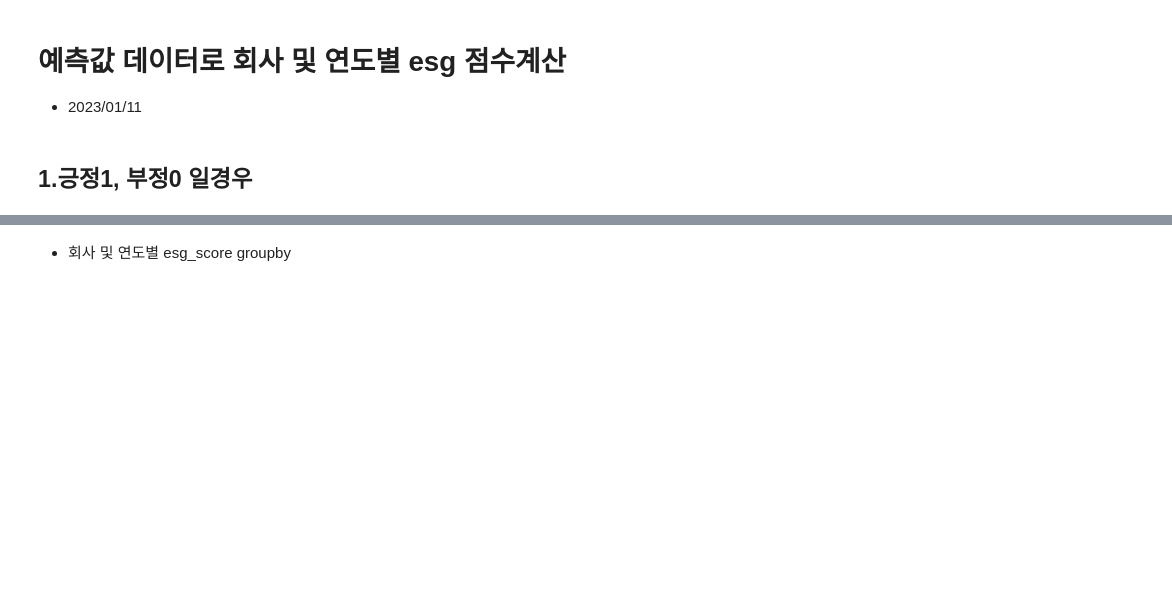
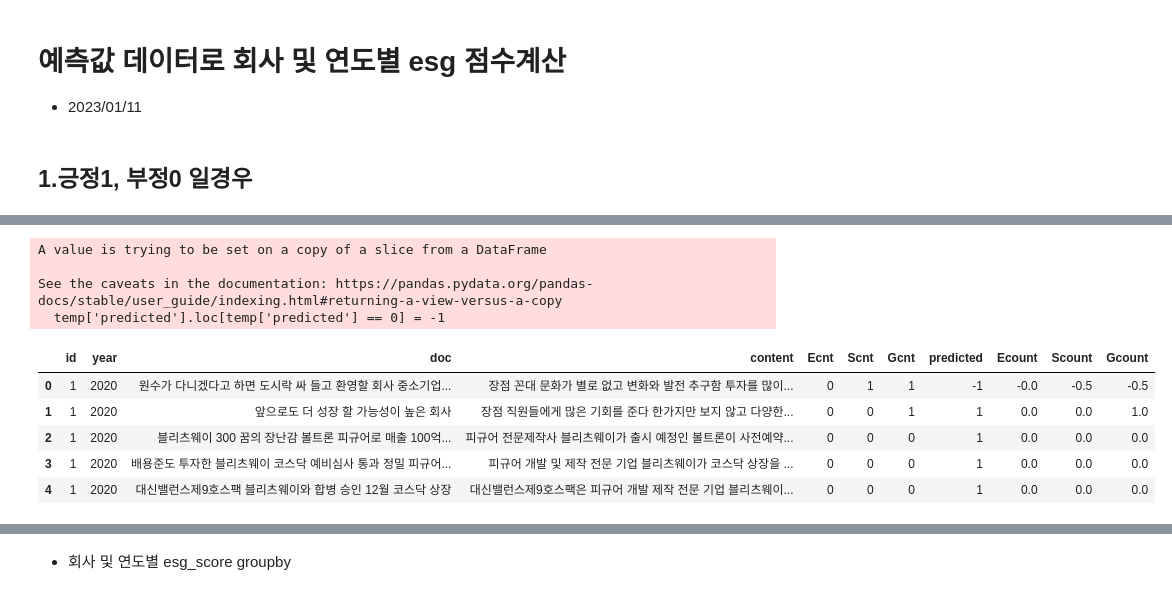
Before and after one commit to March-of-the-Ants/ESG-Rating-System, a Jupyter notebook: 5. rating/scoring_esg.ipynb, the cells around one changed output, grey strips where cells are left out. Drawn from its saved outputs; the diff is of its cells as text; code cells hidden in the pictures; blank space fills up the shorter version.

```diff
--- a/5. rating/scoring_esg.ipynb
+++ b/5. rating/scoring_esg.ipynb
@@ -8,2 +9,8 @@ import pandas as pd
 # %%
 predict=pd.read_excel("C:/Users/hanah/Desktop/workspace/Project/ESG/4. modelling/polarity_scoring/KoELECTRA/predict_koelectra.xlsx")
+temp=pd.read_excel("C:/Users/hanah/Desktop/workspace/Project/ESG/4. modelling/polarity_scoring/KoELECTRA/predict_koelectra1.xlsx")
+# %%
+temp['Ecnt'].loc[temp['Ecnt'] != 0] = 1
+temp['Scnt'].loc[temp['Scnt'] != 0] = 1
+temp['Gcnt'].loc[temp['Gcnt'] != 0] = 1
+temp.head()
@@ -9,0 +36,20 @@ predict=pd.read_excel("C:/Users/hanah/Desktop/workspace/Project/ESG/4. modelling
+# %%
+temp['predicted'].loc[temp['predicted'] == 0] = -1
+# %% [output]
+A value is trying to be set on a copy of a slice from a DataFrame
+
+See the caveats in the documentation: https://pandas.pydata.org/pandas-docs/stable/user_guide/indexing.html#returning-a-view-versus-a-copy
+  temp['predicted'].loc[temp['predicted'] == 0] = -1
+# %%
+temp['Ecount'] = temp['Ecnt'] / (temp['Ecnt'] + temp['Scnt'] + temp['Gcnt']) * temp['predicted']
+temp['Scount'] = temp['Scnt'] / (temp['Ecnt'] + temp['Scnt'] + temp['Gcnt']) * temp['predicted']
+temp['Gcount'] = temp['Gcnt'] / (temp['Ecnt'] + temp['Scnt'] + temp['Gcnt']) * temp['predicted']
+temp.fillna(0, inplace=True)
+temp.head()
+# %% [output]
+|  | id | year | doc | content | Ecnt | Scnt | Gcnt | predicted | Ecount | Scount | Gcount |
+| 0 | 1 | 2020 | 원수가 다니겠다고 하면 도시락 싸 들고 환영할 회사 중소기업... | 장점 꼰대 문화가 별로 없고 변화와 발전 추구함 투자를 많이... | 0 | 1 | 1 | -1 | -0.0 | -0.5 | -0.5 |
+| 1 | 1 | 2020 | 앞으로도 더 성장 할 가능성이 높은 회사 | 장점 직원들에게 많은 기회를 준다 한가지만 보지 않고 다양한... | 0 | 0 | 1 | 1 | 0.0 | 0.0 | 1.0 |
+| 2 | 1 | 2020 | 블리츠웨이 300 꿈의 장난감 볼트론 피규어로 매출 100억... | 피규어 전문제작사 블리츠웨이가 출시 예정인 볼트론이 사전예약... | 0 | 0 | 0 | 1 | 0.0 | 0.0 | 0.0 |
+| 3 | 1 | 2020 | 배용준도 투자한 블리츠웨이 코스닥 예비심사 통과 정밀 피규어... | 피규어 개발 및 제작 전문 기업 블리츠웨이가 코스닥 상장을 ... | 0 | 0 | 0 | 1 | 0.0 | 0.0 | 0.0 |
+| 4 | 1 | 2020 | 대신밸런스제9호스팩 블리츠웨이와 합병 승인 12월 코스닥 상장 | 대신밸런스제9호스팩은 피규어 개발 제작 전문 기업 블리츠웨이... | 0 | 0 | 0 | 1 | 0.0 | 0.0 | 0.0 |
```
Also changed, not shown: parts of 10 cells of this notebook, 4 other files.
